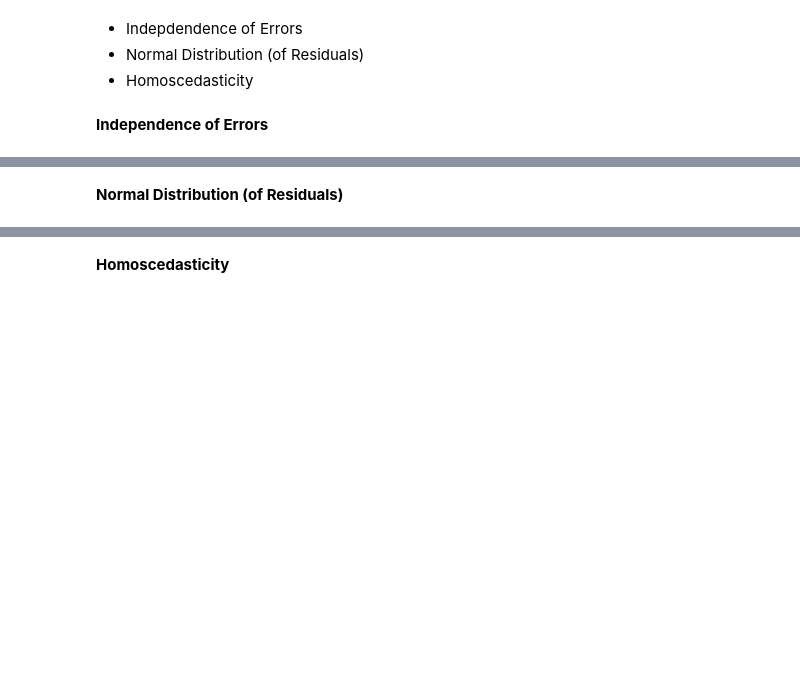
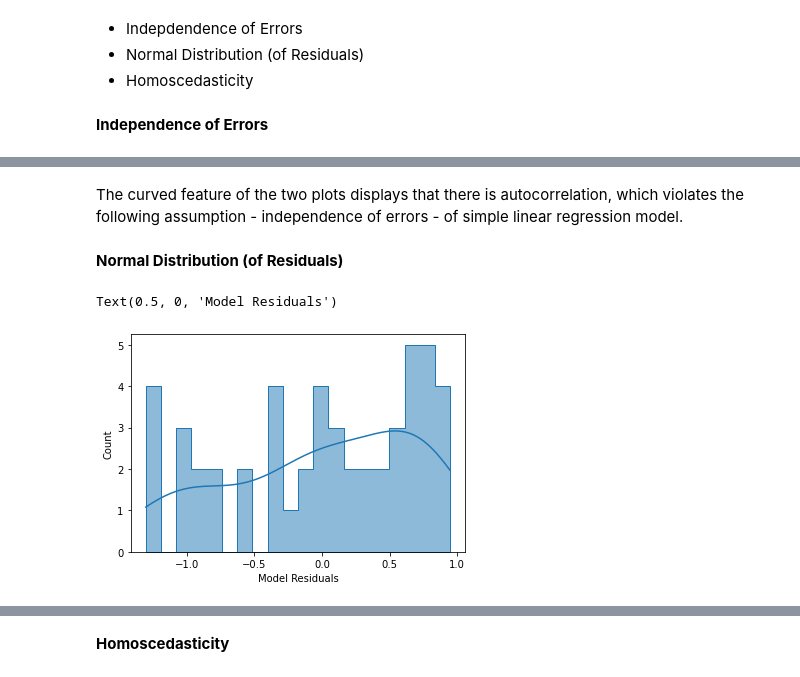
Before and after one commit to keithotuomagie/movie_analysis, a Jupyter notebook: notebook.ipynb, the cells around one changed output, grey strips where cells are left out. Drawn from its saved outputs; the diff is of its cells as text; code cells hidden in the pictures; blank space fills up the shorter version.

```diff
--- a/notebook.ipynb
+++ b/notebook.ipynb
@@ -1345,2 +1345,13 @@ fig.suptitle("Autocorrelation of Errors", fontsize="x-large");
+# %% [markdown]
+The curved feature of the two plots displays that there is autocorrelation, which violates the following assumption - independence of errors - of simple linear regression model.
 # %% [markdown]
 **Normal Distribution (of Residuals)**
+# %%
+# Creating a histogram of the residuals
+
+fig, ax = plt.subplots()
+sns.histplot(results_budget_profit.resid, bins=20, element="step", kde=True, ax=ax)
+ax.set_xlabel("Model Residuals")
+# %% [output]
+Text(0.5, 0, 'Model Residuals')
+[figure, added]
```
Also changed, not shown: parts of 8 cells of this notebook.
